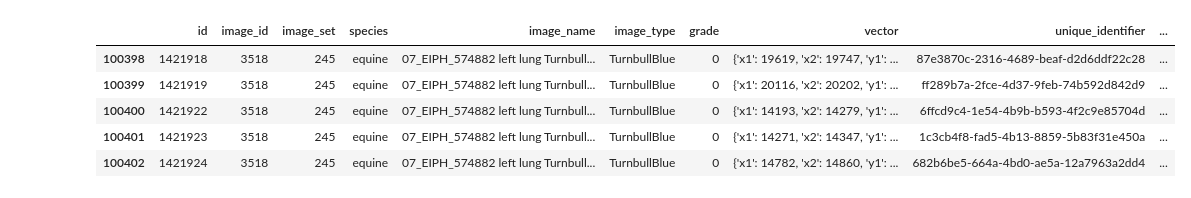
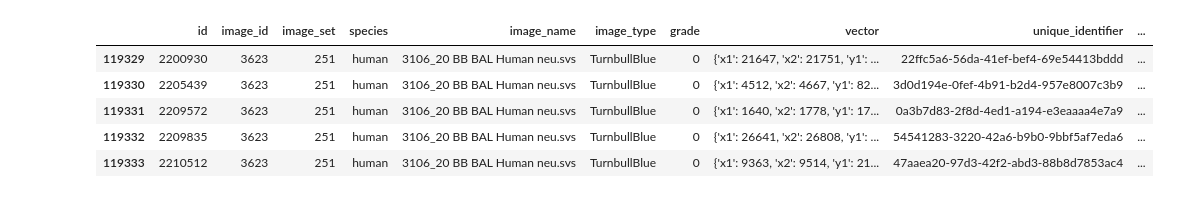
Before and after one commit to ChristianMarzahl/EIPH_WSI, a Jupyter notebook: SDATA/Inference/Human/HumanVsHumanAblation.ipynb, the cells around one changed output. Cells and saved outputs as stored; diff of their text form; code cells hidden in the pictures.

```diff
--- a/SDATA/Inference/Human/HumanVsHumanAblation.ipynb
+++ b/SDATA/Inference/Human/HumanVsHumanAblation.ipynb
@@ -32,16 +32,16 @@ slides_val = list(set(['10120_19 humane BAL Turnbull Blau.svs',
                               '10277_19 humane BAL Turnbull Blau.svs',
                               '10672_19 humane BAL Turnbull Blau.svs']))
 # %%
-annotations_path = Path("../Statistics/EIPH_Annotations.pkl")
+annotations_path = Path("../../Statistics/EIPH_Annotations.pkl")
 annotations = pd.read_pickle(annotations_path)
-annotations_train = annotations[annotations["image_name"].isin(srep_slides_train)]
-annotations_val = annotations[annotations["image_name"].isin(srep_slides_val)]
+annotations_train = annotations[annotations["image_name"].isin(slides_train)]
+annotations_val = annotations[annotations["image_name"].isin(slides_val)]
 annotations_train.head()
 # %% [output]
 |  | id | image_id | image_set | species | image_name | image_type | grade | vector | unique_identifier | ... |
-| 100398 | 1421918 | 3518 | 245 | equine | 07_EIPH_574882 left lung Turnbull... | TurnbullBlue | 0 | {'x1': 19619, 'x2': 19747, 'y1': ... | 87e3870c-2316-4689-beaf-d2d6ddf22c28 | ... |
-| 100399 | 1421919 | 3518 | 245 | equine | 07_EIPH_574882 left lung Turnbull... | TurnbullBlue | 0 | {'x1': 20116, 'x2': 20202, 'y1': ... | ff289b7a-2fce-4d37-9feb-74b592d842d9 | ... |
-| 100400 | 1421922 | 3518 | 245 | equine | 07_EIPH_574882 left lung Turnbull... | TurnbullBlue | 0 | {'x1': 14193, 'x2': 14279, 'y1': ... | 6ffcd9c4-1e54-4b9b-b593-4f2c9e85704d | ... |
-| 100401 | 1421923 | 3518 | 245 | equine | 07_EIPH_574882 left lung Turnbull... | TurnbullBlue | 0 | {'x1': 14271, 'x2': 14347, 'y1': ... | 1c3cb4f8-fad5-4b13-8859-5b83f31e450a | ... |
-| 100402 | 1421924 | 3518 | 245 | equine | 07_EIPH_574882 left lung Turnbull... | TurnbullBlue | 0 | {'x1': 14782, 'x2': 14860, 'y1': ... | 682b6be5-664a-4bd0-ae5a-12a7963a2dd4 | ... |
+| 119329 | 2200930 | 3623 | 251 | human | 3106_20 BB BAL Human neu.svs | TurnbullBlue | 0 | {'x1': 21647, 'x2': 21751, 'y1': ... | 22ffc5a6-56da-41ef-bef4-69e54413bddd | ... |
+| 119330 | 2205439 | 3623 | 251 | human | 3106_20 BB BAL Human neu.svs | TurnbullBlue | 0 | {'x1': 4512, 'x2': 4667, 'y1': 82... | 3d0d194e-0fef-4b91-b2d4-957e8007c3b9 | ... |
+| 119331 | 2209572 | 3623 | 251 | human | 3106_20 BB BAL Human neu.svs | TurnbullBlue | 0 | {'x1': 1640, 'x2': 1778, 'y1': 17... | 0a3b7d83-2f8d-4ed1-a194-e3eaaaa4e7a9 | ... |
+| 119332 | 2209835 | 3623 | 251 | human | 3106_20 BB BAL Human neu.svs | TurnbullBlue | 0 | {'x1': 26641, 'x2': 26808, 'y1': ... | 54541283-3220-42a6-b9b0-9bbf5af7eda6 | ... |
+| 119333 | 2210512 | 3623 | 251 | human | 3106_20 BB BAL Human neu.svs | TurnbullBlue | 0 | {'x1': 9363, 'x2': 9514, 'y1': 21... | 47aaea20-97d3-42f2-abd3-88b8d7853ac4 | ... |
 # %%
```
Also changed, not shown: parts of 5 cells of this notebook, 32 other files.
